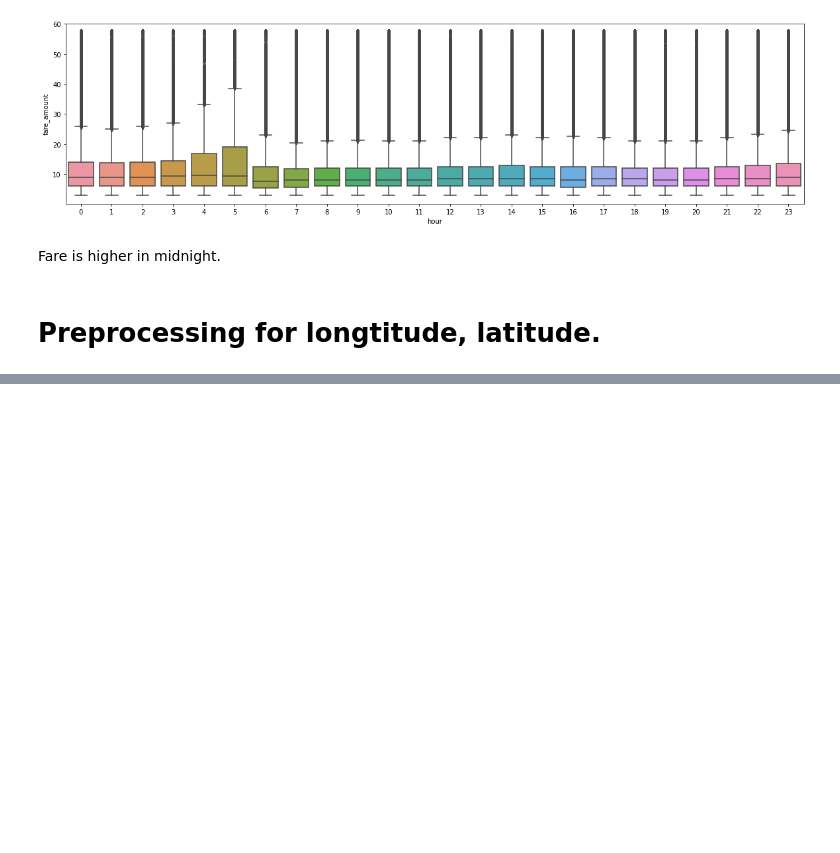
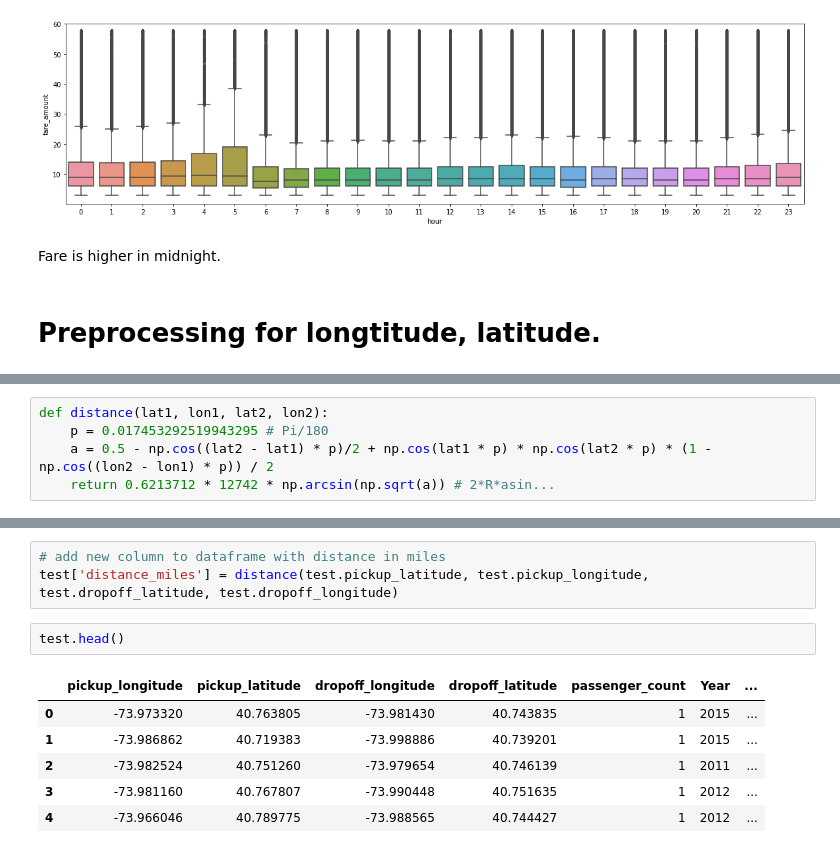
Before and after one commit to shima2920/Kaggle, a Jupyter notebook: New_York_City_Taxi_Fare_Prediction.ipynb, the cells around one changed output, grey strips where cells are left out. Saved outputs shown, nothing was run; the diff lists cells and outputs as text; blank space fills up the shorter version.

Commit message:
Updated the distance columns

```diff
--- a/New_York_City_Taxi_Fare_Prediction.ipynb
+++ b/New_York_City_Taxi_Fare_Prediction.ipynb
@@ -346,0 +363,5 @@ And, We can create distance variable from pickup/dropoff longtitude and latitiud
+# %%
+def distance(lat1, lon1, lat2, lon2):
+    p = 0.017453292519943295 # Pi/180
+    a = 0.5 - np.cos((lat2 - lat1) * p)/2 + np.cos(lat1 * p) * np.cos(lat2 * p) * (1 - np.cos((lon2 - lon1) * p)) / 2
+    return 0.6213712 * 12742 * np.arcsin(np.sqrt(a)) # 2*R*asin...
@@ -346,0 +380,12 @@ And, We can create distance variable from pickup/dropoff longtitude and latitiud
+# %%
+# add new column to dataframe with distance in miles
+test['distance_miles'] = distance(test.pickup_latitude, test.pickup_longitude, test.dropoff_latitude, test.dropoff_longitude)
+# %%
+test.head()
+# %% [output]
+|  | pickup_longitude | pickup_latitude | dropoff_longitude | dropoff_latitude | passenger_count | Year | ... |
+| 0 | -73.973320 | 40.763805 | -73.981430 | 40.743835 | 1 | 2015 | ... |
+| 1 | -73.986862 | 40.719383 | -73.998886 | 40.739201 | 1 | 2015 | ... |
+| 2 | -73.982524 | 40.751260 | -73.979654 | 40.746139 | 1 | 2011 | ... |
+| 3 | -73.981160 | 40.767807 | -73.990448 | 40.751635 | 1 | 2012 | ... |
+| 4 | -73.966046 | 40.789775 | -73.988565 | 40.744427 | 1 | 2012 | ... |
```
Also changed, not shown: parts of 8 cells of this notebook.
